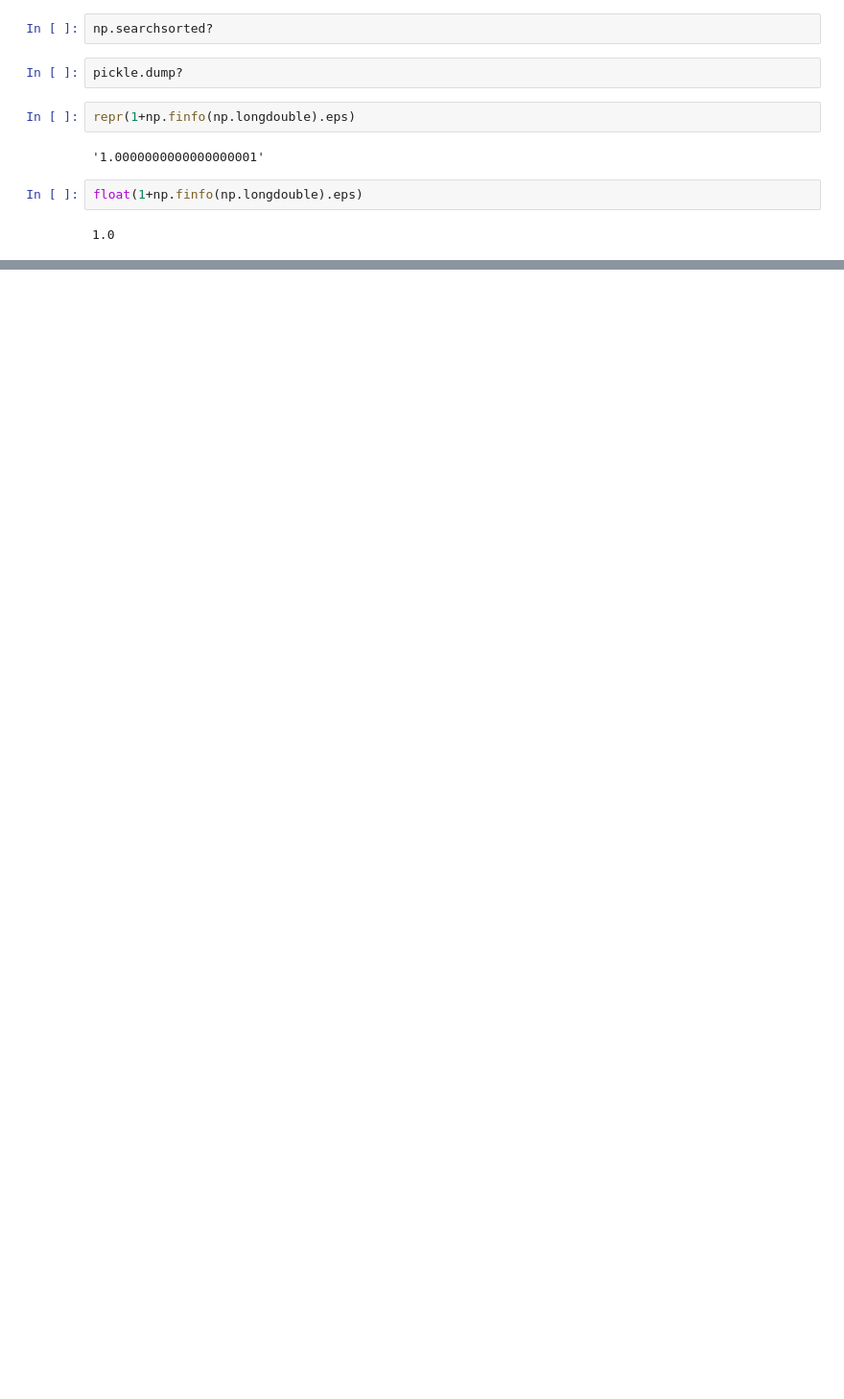
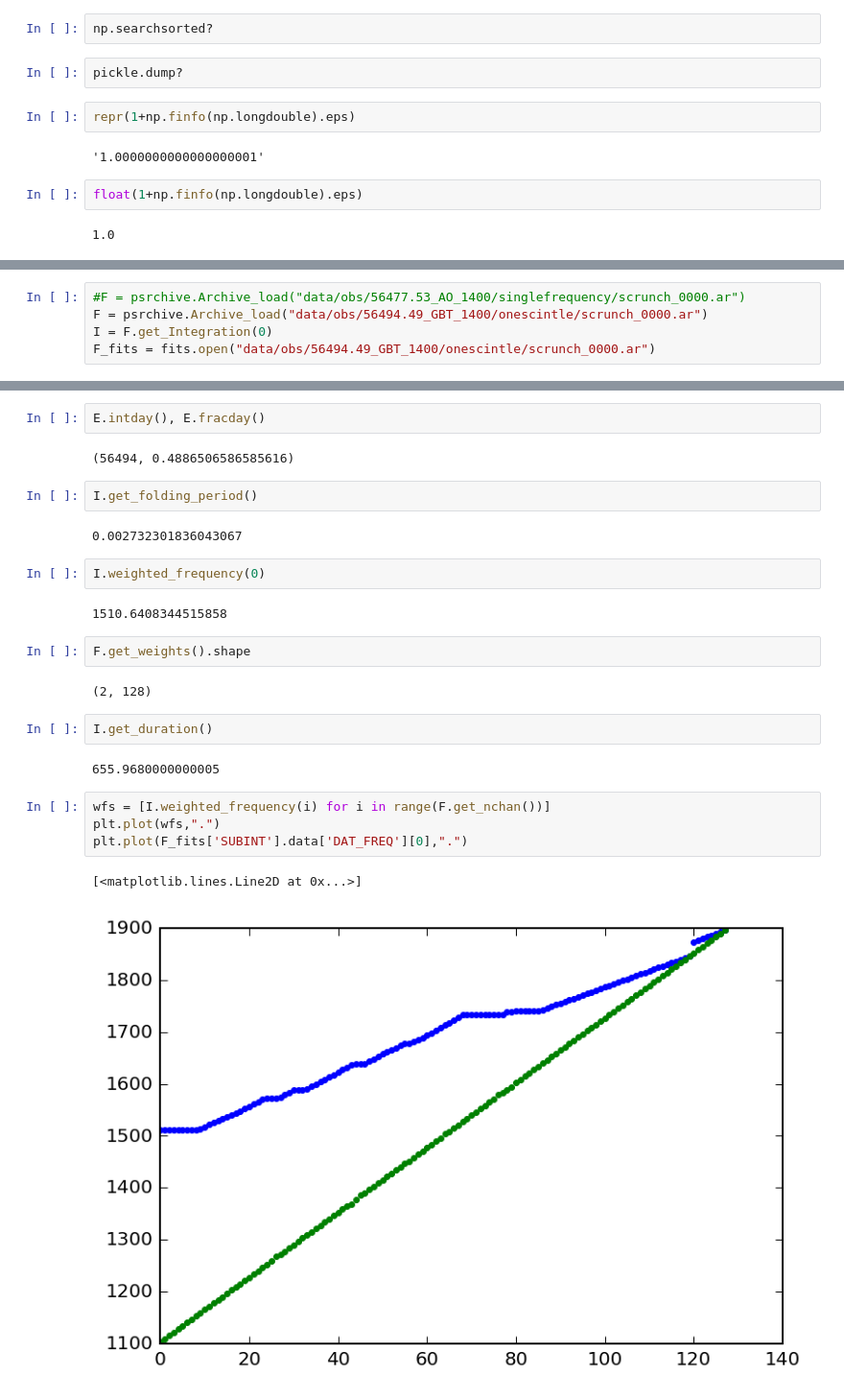
Before and after one commit to aarchiba/triplesystem, a Jupyter notebook: processing/scratch.ipynb, the cells around one changed output, grey strips where cells are left out. Shown at 96% size. Saved outputs shown, nothing was run; the diff lists cells and outputs as text; blank space fills up the shorter version.

```diff
--- a/processing/scratch.ipynb
+++ b/processing/scratch.ipynb
@@ -87,0 +122,5 @@ float(1+np.finfo(np.longdouble).eps)
+# %%
+#F = psrchive.Archive_load("data/obs/56477.53_AO_1400/singlefrequency/scrunch_0000.ar")
+F = psrchive.Archive_load("data/obs/56494.49_GBT_1400/onescintle/scrunch_0000.ar")
+I = F.get_Integration(0)
+F_fits = fits.open("data/obs/56494.49_GBT_1400/onescintle/scrunch_0000.ar")
@@ -87,0 +133,27 @@ float(1+np.finfo(np.longdouble).eps)
+# %%
+E.intday(), E.fracday()
+# %% [output]
+(56494, 0.4886506586585616)
+# %%
+I.get_folding_period()
+# %% [output]
+0.002732301836043067
+# %%
+I.weighted_frequency(0)
+# %% [output]
+1510.6408344515858
+# %%
+F.get_weights().shape
+# %% [output]
+(2, 128)
+# %%
+I.get_duration()
+# %% [output]
+655.9680000000005
+# %%
+wfs = [I.weighted_frequency(i) for i in range(F.get_nchan())]
+plt.plot(wfs,".")
+plt.plot(F_fits['SUBINT'].data['DAT_FREQ'][0],".")
+# %% [output]
+[<matplotlib.lines.Line2D at 0x...>]
+[figure, added]
```
Also changed, not shown: parts of 7 cells of this notebook, 20 other files.
